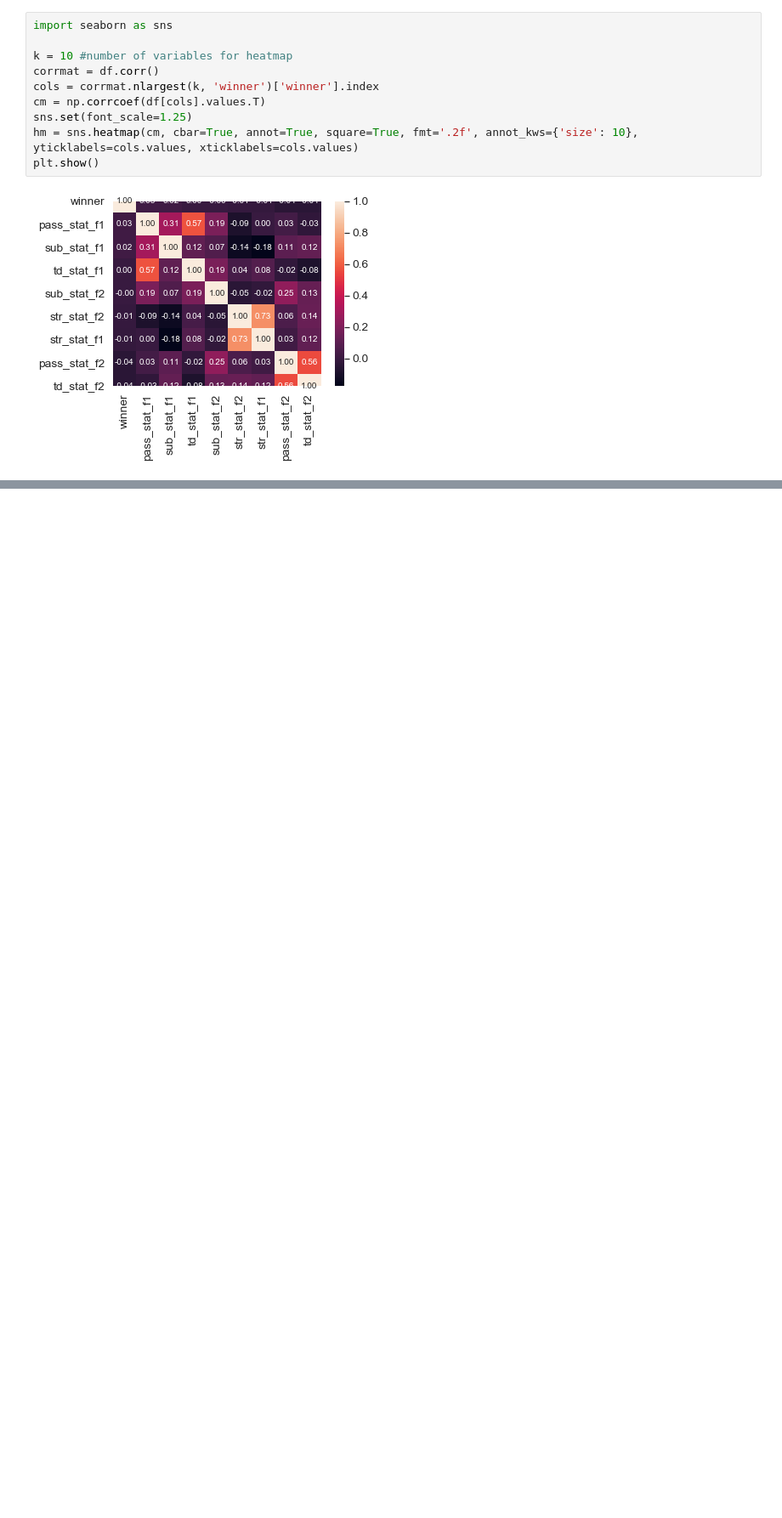
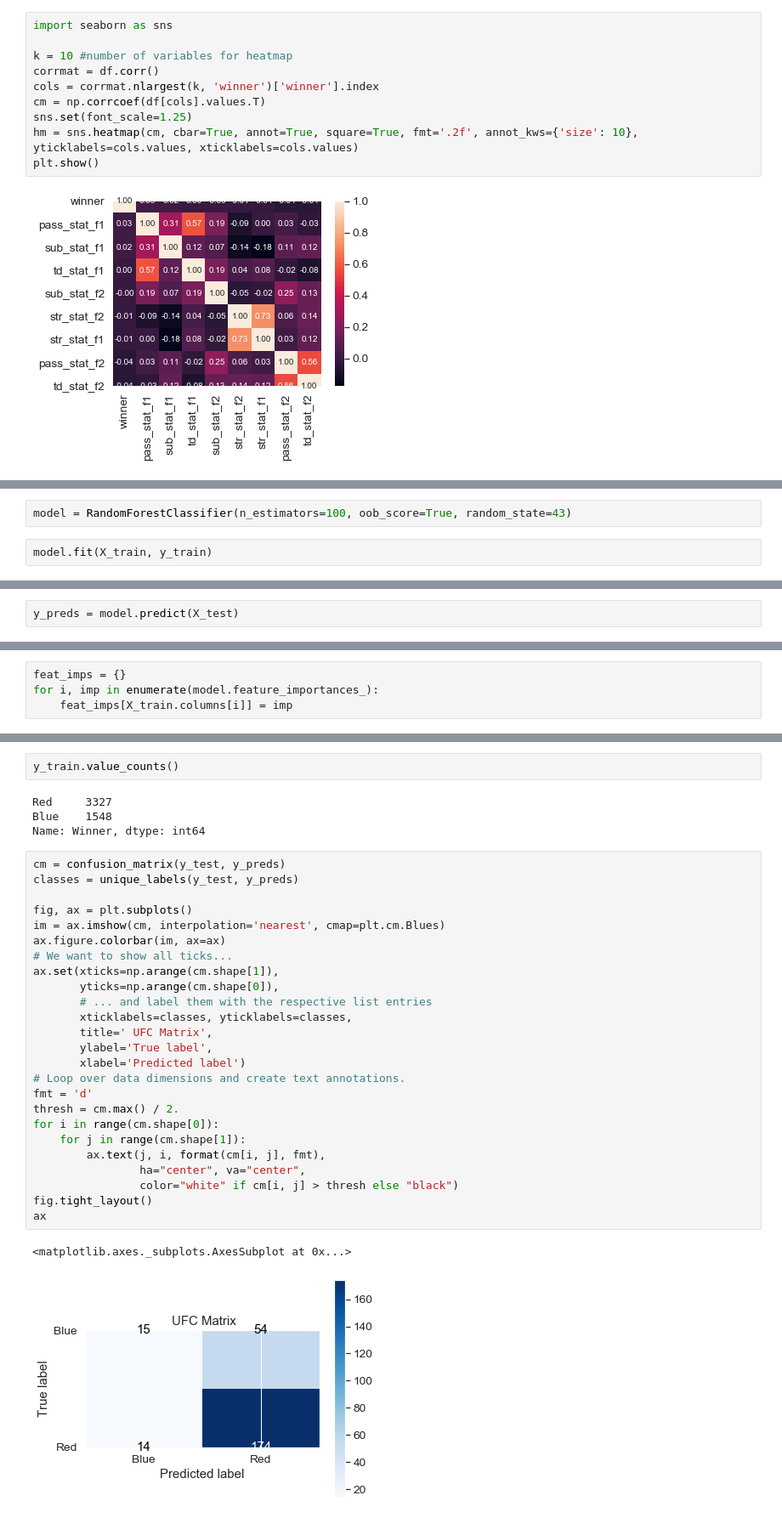
Before and after one commit to Rich-Hamilton88/machine_learning_project, a Jupyter notebook: Machine Learning Project/Predicting_UFC.ipynb, the cells around one changed output, grey strips where cells are left out. Shown: that part at 85% size. Cells and saved outputs as stored; diff of their text form; blank space fills up the shorter version.

Commit message:
predictor update

```diff
--- a/Machine Learning Project/Predicting_UFC.ipynb
+++ b/Machine Learning Project/Predicting_UFC.ipynb
@@ -157,0 +98,4 @@ MemoryError: could not allocate 80871424 bytes
+# %%
+model = RandomForestClassifier(n_estimators=100, oob_score=True, random_state=43)
+# %%
+model.fit(X_train, y_train)
@@ -157,0 +114,2 @@ MemoryError: could not allocate 80871424 bytes
+# %%
+y_preds = model.predict(X_test)
@@ -157,0 +120,4 @@ MemoryError: could not allocate 80871424 bytes
+# %%
+feat_imps = {}
+for i, imp in enumerate(model.feature_importances_):
+    feat_imps[X_train.columns[i]] = imp
@@ -157,0 +145,34 @@ MemoryError: could not allocate 80871424 bytes
+# %%
+y_train.value_counts()
+# %% [output]
+Red     3327
+Blue    1548
+Name: Winner, dtype: int64
+# %%
+cm = confusion_matrix(y_test, y_preds)
+classes = unique_labels(y_test, y_preds)
+
+fig, ax = plt.subplots()
+im = ax.imshow(cm, interpolation='nearest', cmap=plt.cm.Blues)
+ax.figure.colorbar(im, ax=ax)
+# We want to show all ticks...
+ax.set(xticks=np.arange(cm.shape[1]),
+       yticks=np.arange(cm.shape[0]),
+       # ... and label them with the respective list entries
+       xticklabels=classes, yticklabels=classes,
+       title=' UFC Matrix',
+       ylabel='True label',
+       xlabel='Predicted label')
+# Loop over data dimensions and create text annotations.
+fmt = 'd'
+thresh = cm.max() / 2.
+for i in range(cm.shape[0]):
+    for j in range(cm.shape[1]):
+        ax.text(j, i, format(cm[i, j], fmt),
+                ha="center", va="center",
+                color="white" if cm[i, j] > thresh else "black")
+fig.tight_layout()
+ax
+# %% [output]
+<matplotlib.axes._subplots.AxesSubplot at 0x...>
+[figure, added]
```
Also changed, not shown: parts of 10 cells of this notebook, 1 other file.
